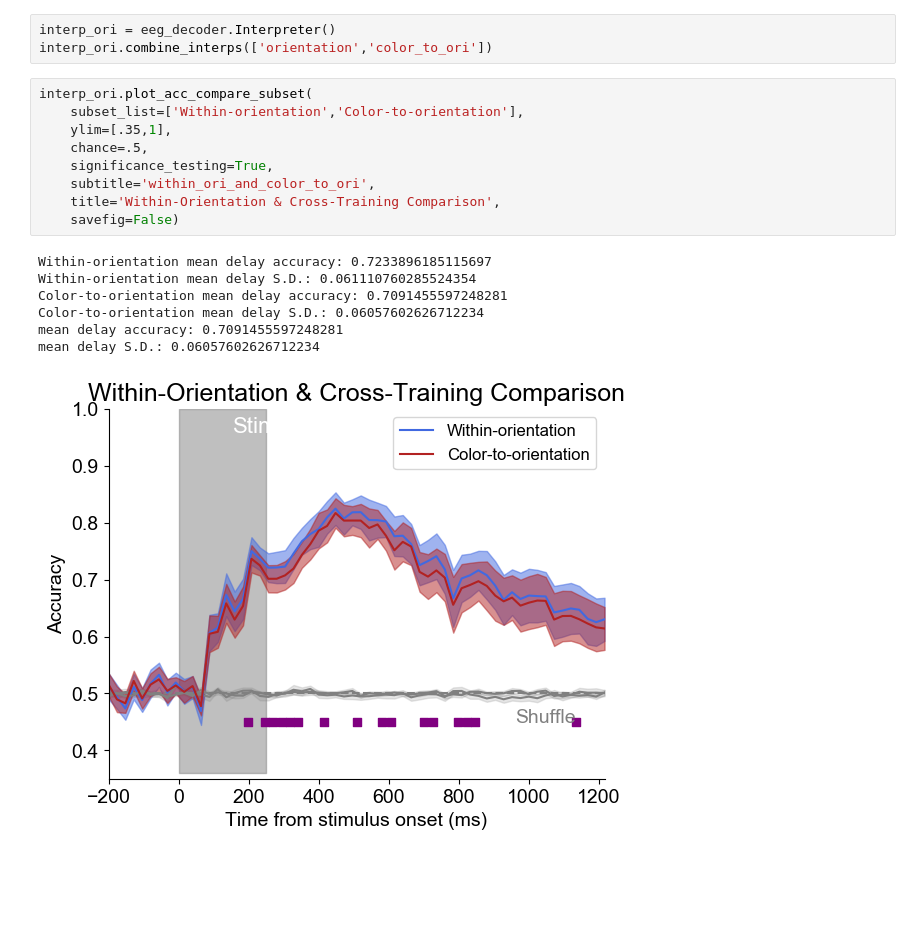
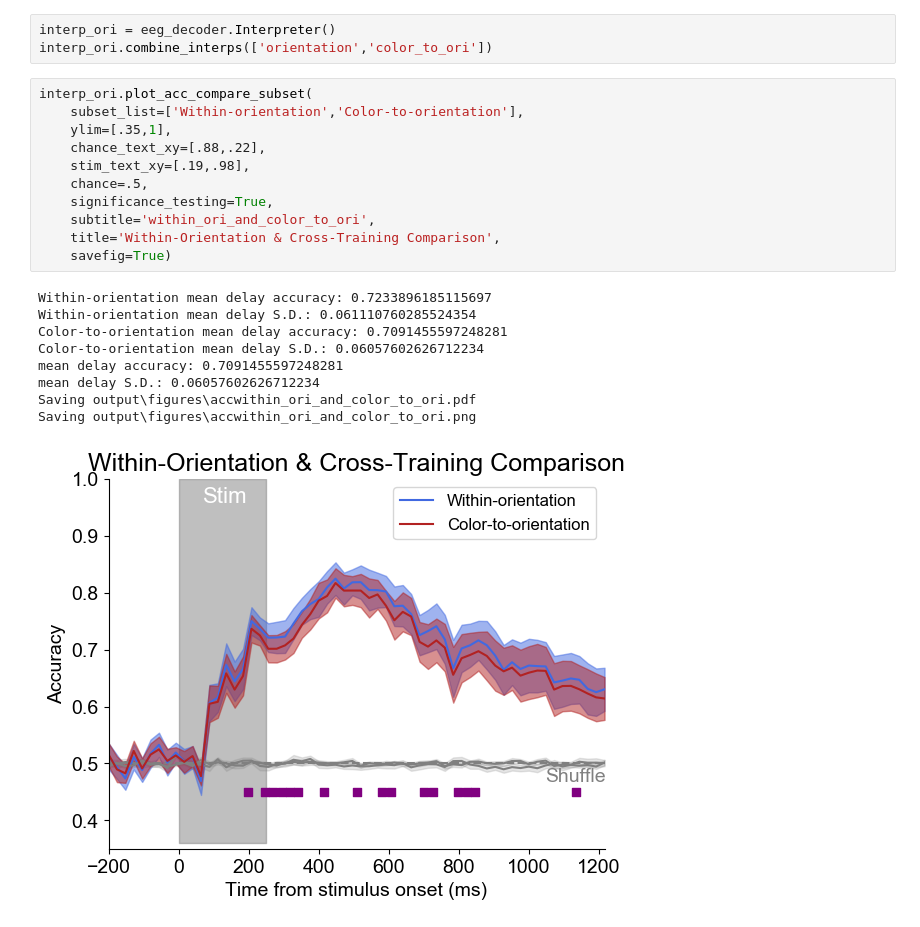
Before and after one commit to WilliamThyer/Feature-Independent-Load-Decoding, a Jupyter notebook: Boomerang/analysis/decode_load_across_feat.ipynb, the cells around one changed output. Saved outputs shown, nothing was run; the diff lists cells and outputs as text; blank space fills up the shorter version.

```diff
--- a/Boomerang/analysis/decode_load_across_feat.ipynb
+++ b/Boomerang/analysis/decode_load_across_feat.ipynb
@@ -148,17 +152,21 @@ interp_ori.combine_interps(['orientation','color_to_ori'])
 # %%
 interp_ori.plot_acc_compare_subset(
     subset_list=['Within-orientation','Color-to-orientation'],
     ylim=[.35,1],
+    chance_text_xy=[.88,.22],
+    stim_text_xy=[.19,.98],
     chance=.5,
     significance_testing=True,
     subtitle='within_ori_and_color_to_ori',
     title='Within-Orientation & Cross-Training Comparison',
-    savefig=False)
+    savefig=True)
 # %% [output]
 Within-orientation mean delay accuracy: 0.7233896185115697
 Within-orientation mean delay S.D.: 0.061110760285524354
 Color-to-orientation mean delay accuracy: 0.7091455597248281
 Color-to-orientation mean delay S.D.: 0.06057602626712234
 mean delay accuracy: 0.7091455597248281
 mean delay S.D.: 0.06057602626712234
+Saving output\figures\accwithin_ori_and_color_to_ori.pdf
+Saving output\figures\accwithin_ori_and_color_to_ori.png
-[figure, old version]
+[figure, new version]
```
Also changed, not shown: parts of 1 cell of this notebook, 6 other files.
